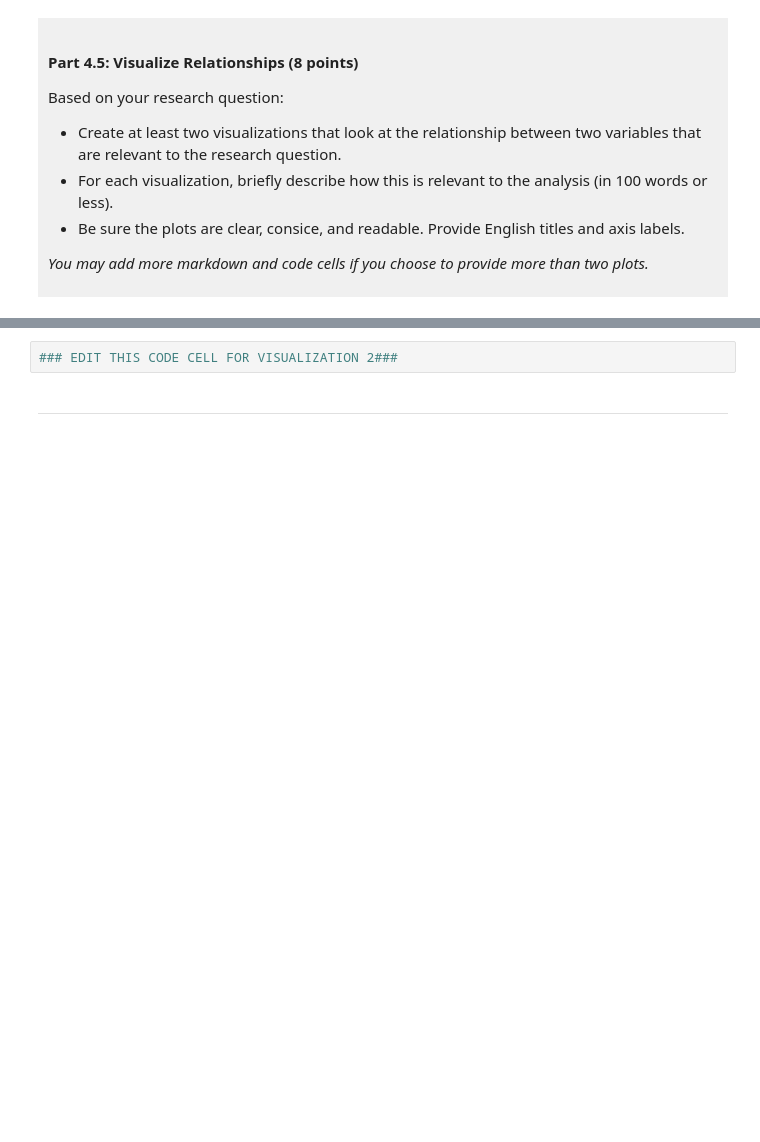
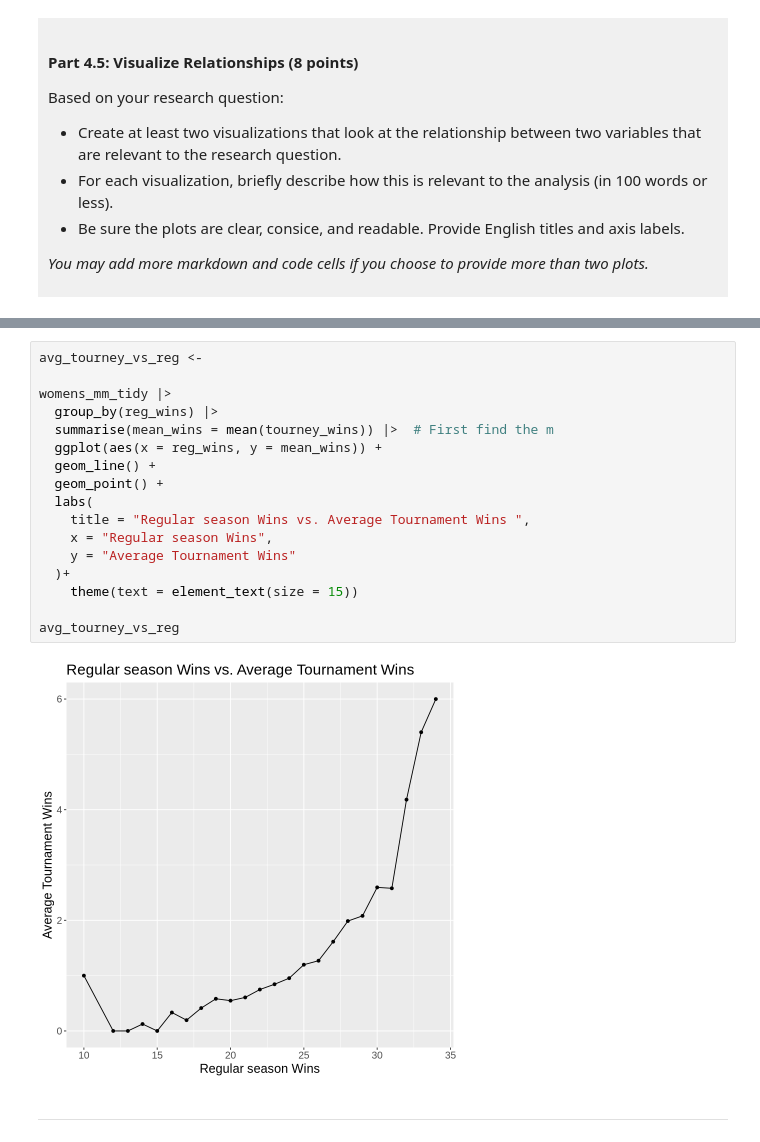
Before and after one commit to CrazyAligator92/dsci-100-project-mobin-javadi, a Jupyter notebook: dsci-100-project-notebook.ipynb, the cells around one changed output, grey strips where cells are left out. Saved outputs shown, nothing was run; the diff lists cells and outputs as text; blank space fills up the shorter version.

```diff
--- a/dsci-100-project-notebook.ipynb
+++ b/dsci-100-project-notebook.ipynb
@@ -313,5 +426,22 @@ Visualization 2: %%% EDIT THIS MARKDOWN CELL%%%
 # %%
-### EDIT THIS CODE CELL FOR VISUALIZATION 2###
+avg_tourney_vs_reg <-
+
+womens_mm_tidy |>
+  group_by(reg_wins) |>
+  summarise(mean_wins = mean(tourney_wins)) |>  # First find the m
+  ggplot(aes(x = reg_wins, y = mean_wins)) +
+  geom_line() +
+  geom_point() +
+  labs(
+    title = "Regular season Wins vs. Average Tournament Wins ",
+    x = "Regular season Wins",
+    y = "Average Tournament Wins"
+  )+
+    theme(text = element_text(size = 15))
+
+avg_tourney_vs_reg
+# %% [output]
+[figure, added]
 # %% [markdown]
 ------
 # %% [markdown]
```
Also changed, not shown: parts of 11 cells of this notebook.
